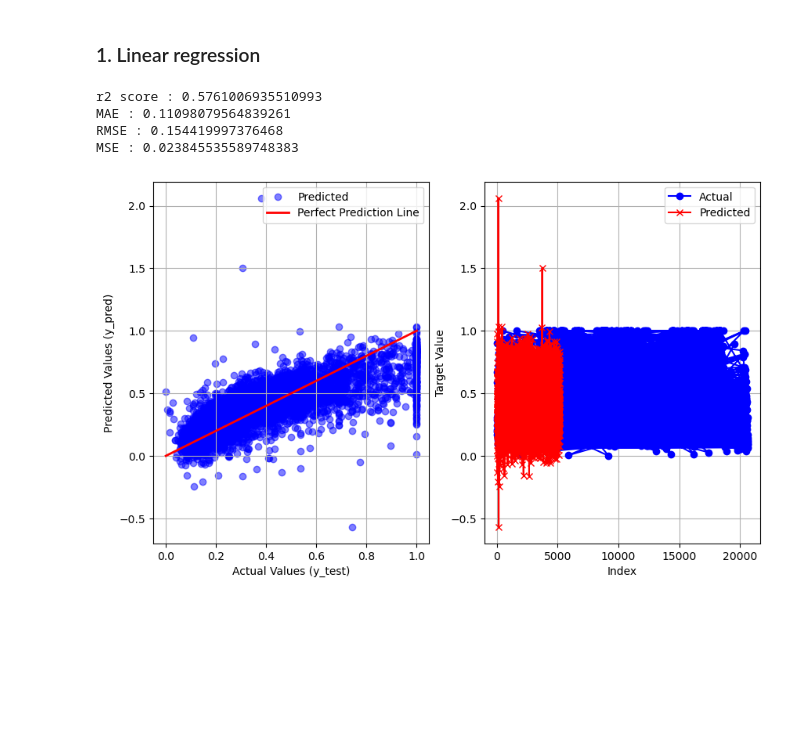
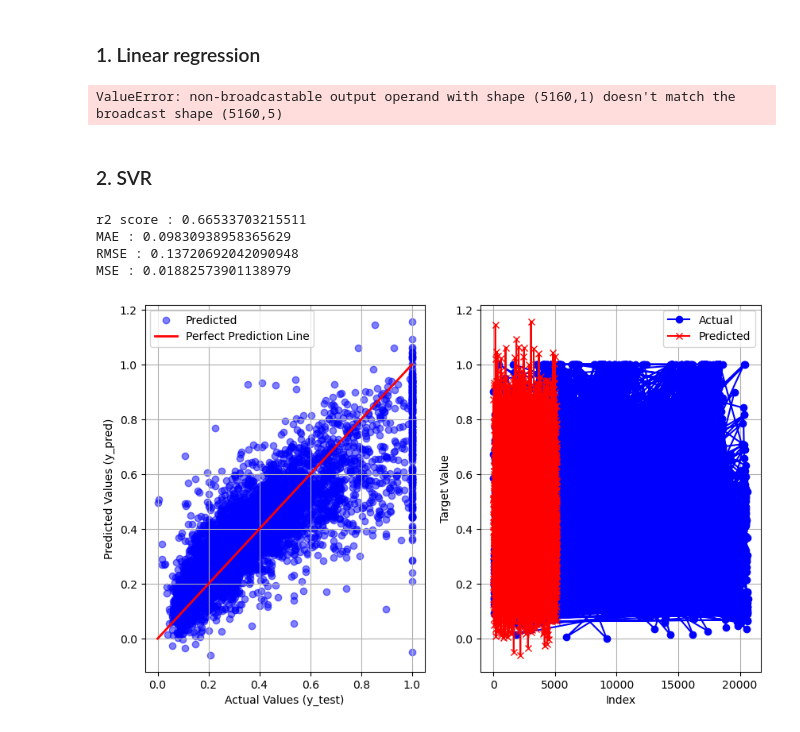
Before and after one commit to utsav87589/California-Housing, a Jupyter notebook: Supervised ML/models.ipynb, the cells around one changed output. Cells and saved outputs as stored; diff of their text form; code cells hidden in the pictures; blank space fills up the shorter version.

Commit message:
tree based model predictions done, problem occured for the distance based models

```diff
--- a/Supervised ML/models.ipynb
+++ b/Supervised ML/models.ipynb
@@ -68,8 +68,7 @@ def metrices(y_test, y_pred) :
     print(f"RMSE : {root_mean_squared_error(y_test, y_pred)}")
     print(f"MSE : {mean_squared_error(y_test, y_pred)}")
 # %%
-def plot_and_pred(y_test, y_pred) :
-    metrices(y_test, y_pred)
+def plot(y_test, y_pred) :
     plt.figure(figsize=(10,6))
     plt.subplot(1, 2, 1)
     plt.scatter(y_test, y_pred, color='blue', alpha=0.5, label='Predicted')
@@ -90,3 +89,14 @@ def plot_and_pred(y_test, y_pred) :
     plt.show()
 # %% [markdown]
 ## Testing the models
+# %%
+import joblib
+scaler = joblib.load('scaler.pkl')
+# %%
+def plot_and_pred_distance(X_test, y_test, X_train, y_train, model) :
+    model.fit(X_train, y_train)
+    y_pred = model.predict(X_test)
+    y_pred = scaler.inverse_transform(y_pred.reshape(-1, 1))
+    y_test = scaler.inverse_transform(y_test.reshape(-1, 1))
+    metrices(y_test, y_pred)
+    plot(y_test, y_pred)
@@ -97,12 +111,18 @@ def plot_and_pred(y_test, y_pred) :
 # %%
 from sklearn.linear_model import LinearRegression
 lr = LinearRegression()
-lr.fit(X_train_distance, y_train_distance)
-y_pred_lr = lr.predict(X_test_distance)
-plot_and_pred(y_test_distance, y_pred_lr)
+plot_and_pred_distance(X_test_distance, y_test_distance, X_train_distance, y_train_distance, model = lr)
 # %% [output]
-r2 score : 0.5761006935510993
-MAE : 0.11098079564839261
-RMSE : 0.154419997376468
-MSE : 0.023845535589748383
+ValueError: non-broadcastable output operand with shape (5160,1) doesn't match the broadcast shape (5160,5)
-[figure, removed]
+# %% [markdown]
+### 2. SVR
+# %%
+from sklearn.svm import SVR
+svr = SVR()
+plot_and_pred_distance(X_test_distance, y_test_distance, X_train_distance, y_train_distance, model = svr)
+# %% [output]
+r2 score : 0.66533703215511
+MAE : 0.09830938958365629
+RMSE : 0.13720692042090948
+MSE : 0.01882573901138979
+[figure, added]
```
Also changed, not shown: parts of 16 cells of this notebook, 4 other files.
